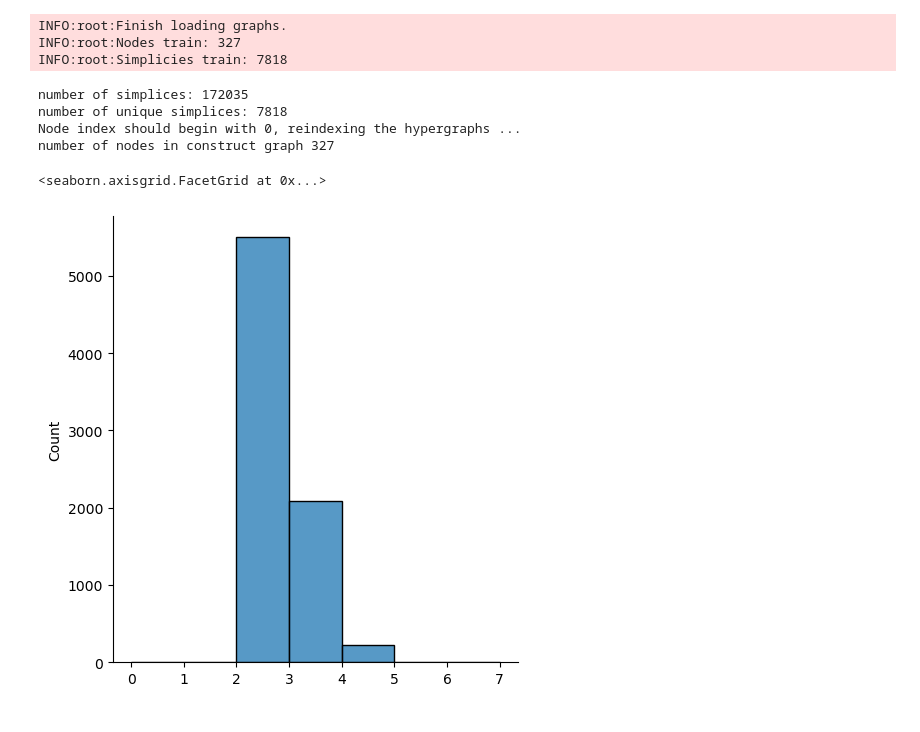
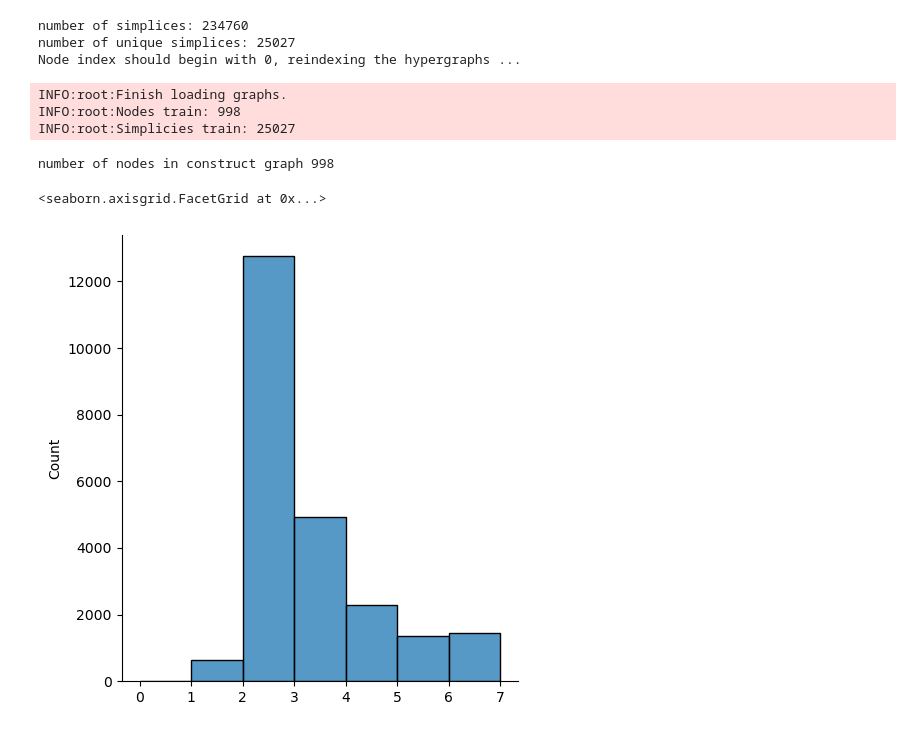
Before and after one commit to markwwen/hyperplr, a Jupyter notebook: main.ipynb, the cells around one changed output. Drawn from its saved outputs; the diff is of its cells as text; code cells hidden in the pictures.

```diff
--- a/main.ipynb
+++ b/main.ipynb
@@ -1,42 +1,42 @@
 # %%
 # load the hypergraph
 import yaml
 import logging
 import os
 import sys
 import random
 
 import numpy as np
 import seaborn as sns
 import networkx as nx
 
 from utils import load_graphs
 from cliques import compute_cliques
 
 
 logging.basicConfig(level=logging.INFO)
 logger = logging.getLogger()
 logger.setLevel(logging.INFO)
 
-config  = yaml.safe_load(open('./config.yaml'))
-config['dataset'] = 'contact-high-school'
-config['beta'] = 20000
+config  = yaml.safe_load(open('./config.yml'))
+config['dataset'] = 'email-Eu'
+config['beta'] = 150000
 graphs = load_graphs(config, logger)
 
 
 data = np.array([len(s) for s in graphs['simplicies_train']])
 hist, bins = np.histogram(data, bins=np.linspace(1, 8, 8))
 sns.displot(data, bins=range(8))
 # %% [output]
-INFO:root:Finish loading graphs.
-INFO:root:Nodes train: 327
-INFO:root:Simplicies train: 7818
+number of simplices: 234760
+number of unique simplices: 25027
+Node index should begin with 0, reindexing the hypergraphs ...
-number of simplices: 172035
-number of unique simplices: 7818
-Node index should begin with 0, reindexing the hypergraphs ...
-number of nodes in construct graph 327
+INFO:root:Finish loading graphs.
+INFO:root:Nodes train: 998
+INFO:root:Simplicies train: 25027
-<seaborn.axisgrid.FacetGrid at 0x...>
+number of nodes in construct graph 998
+<seaborn.axisgrid.FacetGrid at 0x...>
-[figure, old version]
+[figure, new version]
 # %%
 # # sampling cliques
 # os.remove(f'{config['data_dir']}/{config['dataset']}/cliques_train.pkl')
```
Also changed, not shown: parts of 3 cells of this notebook, 10 other files.
